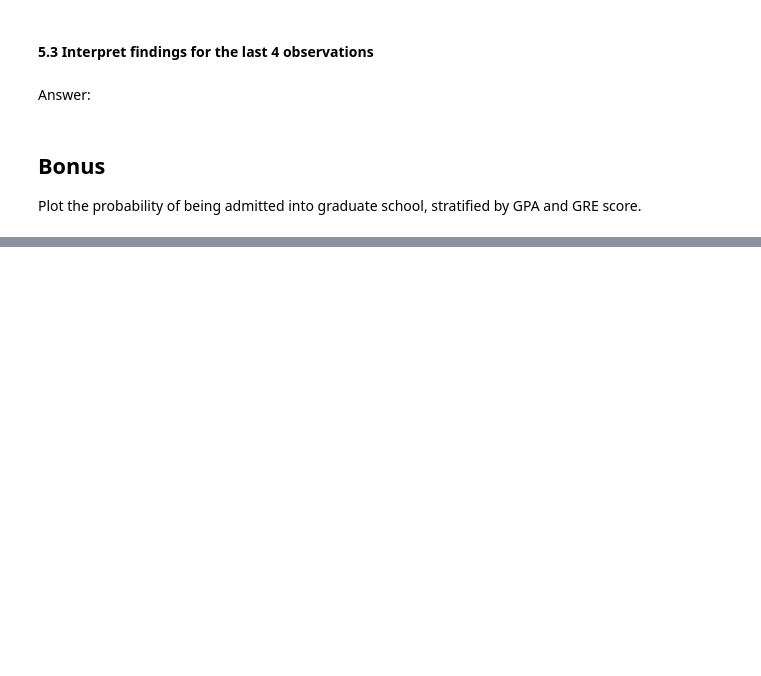
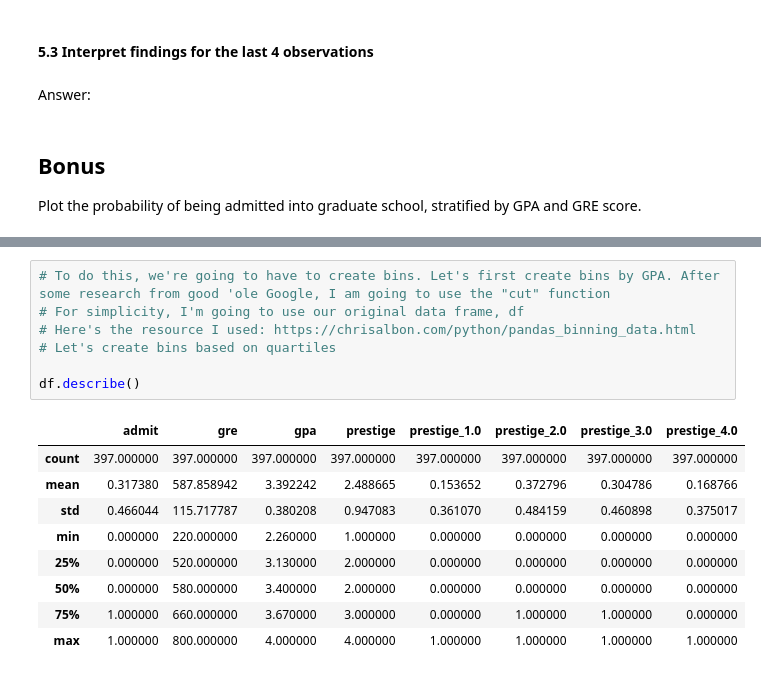
Before and after one commit to WhatShihWrote/data-science-class, a Jupyter notebook: projects/terri-shih-project-3.ipynb, the cells around one changed output, grey strips where cells are left out. Cells and saved outputs as stored; diff of their text form; blank space fills up the shorter version.

```diff
--- a/projects/terri-shih-project-3.ipynb
+++ b/projects/terri-shih-project-3.ipynb
@@ -451,0 +566,17 @@ Plot the probability of being admitted into graduate school, stratified by GPA a
+# %%
+# To do this, we're going to have to create bins. Let's first create bins by GPA. After some research from good 'ole Google, I am going to use the "cut" function
+# For simplicity, I'm going to use our original data frame, df
+# Here's the resource I used: https://chrisalbon.com/python/pandas_binning_data.html
+# Let's create bins based on quartiles
+
+df.describe()
+# %% [output]
+|  | admit | gre | gpa | prestige | prestige_1.0 | prestige_2.0 | prestige_3.0 | prestige_4.0 |
+| count | 397.000000 | 397.000000 | 397.000000 | 397.000000 | 397.000000 | 397.000000 | 397.000000 | 397.000000 |
+| mean | 0.317380 | 587.858942 | 3.392242 | 2.488665 | 0.153652 | 0.372796 | 0.304786 | 0.168766 |
+| std | 0.466044 | 115.717787 | 0.380208 | 0.947083 | 0.361070 | 0.484159 | 0.460898 | 0.375017 |
+| min | 0.000000 | 220.000000 | 2.260000 | 1.000000 | 0.000000 | 0.000000 | 0.000000 | 0.000000 |
+| 25% | 0.000000 | 520.000000 | 3.130000 | 2.000000 | 0.000000 | 0.000000 | 0.000000 | 0.000000 |
+| 50% | 0.000000 | 580.000000 | 3.400000 | 2.000000 | 0.000000 | 0.000000 | 0.000000 | 0.000000 |
+| 75% | 1.000000 | 660.000000 | 3.670000 | 3.000000 | 0.000000 | 1.000000 | 1.000000 | 0.000000 |
+| max | 1.000000 | 800.000000 | 4.000000 | 4.000000 | 1.000000 | 1.000000 | 1.000000 | 1.000000 |
```
Also changed, not shown: parts of 30 cells of this notebook.
